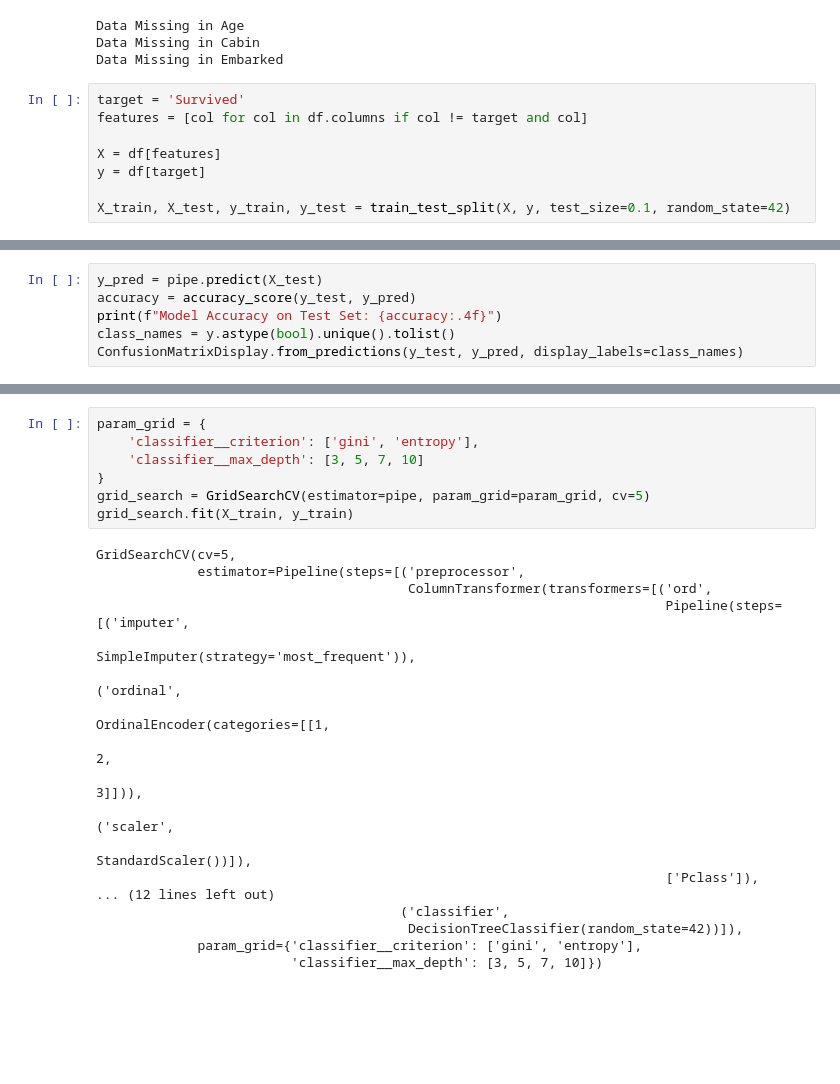
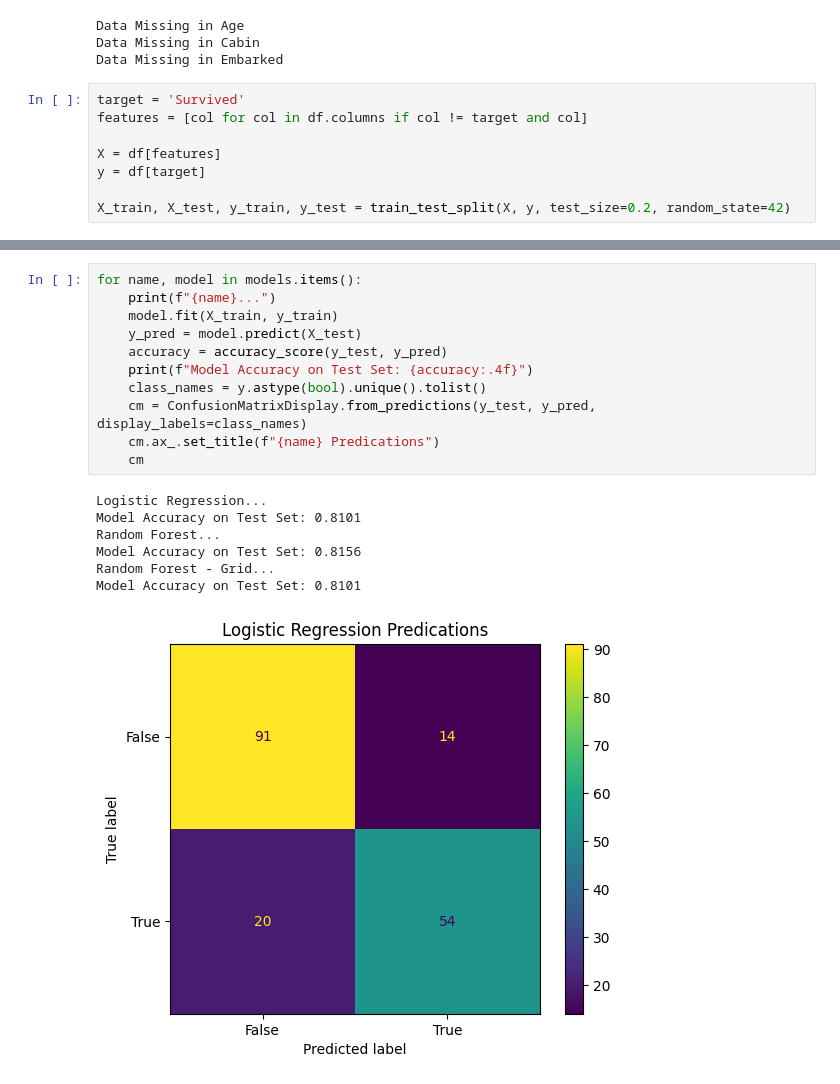
Before and after one commit to tamkhaivo/college-notes, a Jupyter notebook: CSC 180/Assignment13 - Trees - Titanic.ipynb, the cells around one changed output, grey strips where cells are left out. Cells and saved outputs as stored; diff of their text form; blank space fills up the shorter version.

Commit message:
trees

```diff
--- a/CSC 180/Assignment13 - Trees - Titanic.ipynb
+++ b/CSC 180/Assignment13 - Trees - Titanic.ipynb
@@ -45,4 +48,4 @@ features = [col for col in df.columns if col != target and col]
 X = df[features]
 y = df[target]
 
-X_train, X_test, y_train, y_test = train_test_split(X, y, test_size=0.1, random_state=42)
+X_train, X_test, y_train, y_test = train_test_split(X, y, test_size=0.2, random_state=42)
@@ -123,6 +312,0 @@ Pipeline(steps=[('preprocessor',
-# %%
-y_pred = pipe.predict(X_test)
-accuracy = accuracy_score(y_test, y_pred)
-print(f"Model Accuracy on Test Set: {accuracy:.4f}")
-class_names = y.astype(bool).unique().tolist()
-ConfusionMatrixDisplay.from_predictions(y_test, y_pred, display_labels=class_names)
@@ -133,25 +313,19 @@ Model Accuracy on Test Set: 0.7778
-# %%
-param_grid = {
-    'classifier__criterion': ['gini', 'entropy'],
-    'classifier__max_depth': [3, 5, 7, 10]
-}
-grid_search = GridSearchCV(estimator=pipe, param_grid=param_grid, cv=5)
-grid_search.fit(X_train, y_train)
-# %% [output]
-GridSearchCV(cv=5,
-             estimator=Pipeline(steps=[('preprocessor',
-                                        ColumnTransformer(transformers=[('ord',
-                                                                         Pipeline(steps=[('imputer',
-                                                                                          SimpleImputer(strategy='most_frequent')),
-                                                                                         ('ordinal',
-                                                                                          OrdinalEncoder(categories=[[1,
-                                                                                                                      2,
-                                                                                                                      3]])),
-                                                                                         ('scaler',
-                                                                                          StandardScaler())]),
-                                                                         ['Pclass']),
-... (12 lines left out)
-                                       ('classifier',
-                                        DecisionTreeClassifier(random_state=42))]),
-             param_grid={'classifier__criterion': ['gini', 'entropy'],
-                         'classifier__max_depth': [3, 5, 7, 10]})
+# %%
+for name, model in models.items():
+    print(f"{name}...")
+    model.fit(X_train, y_train)
+    y_pred = model.predict(X_test)
+    accuracy = accuracy_score(y_test, y_pred)
+    print(f"Model Accuracy on Test Set: {accuracy:.4f}")
+    class_names = y.astype(bool).unique().tolist()
+    cm = ConfusionMatrixDisplay.from_predictions(y_test, y_pred, display_labels=class_names)
+    cm.ax_.set_title(f"{name} Predications")
+    cm
+# %% [output]
+Logistic Regression...
+Model Accuracy on Test Set: 0.8101
+Random Forest...
+Model Accuracy on Test Set: 0.8156
+Random Forest - Grid...
+Model Accuracy on Test Set: 0.8101
+[figure, added]
```
Also changed, not shown: parts of 10 cells of this notebook, 8 other files.
